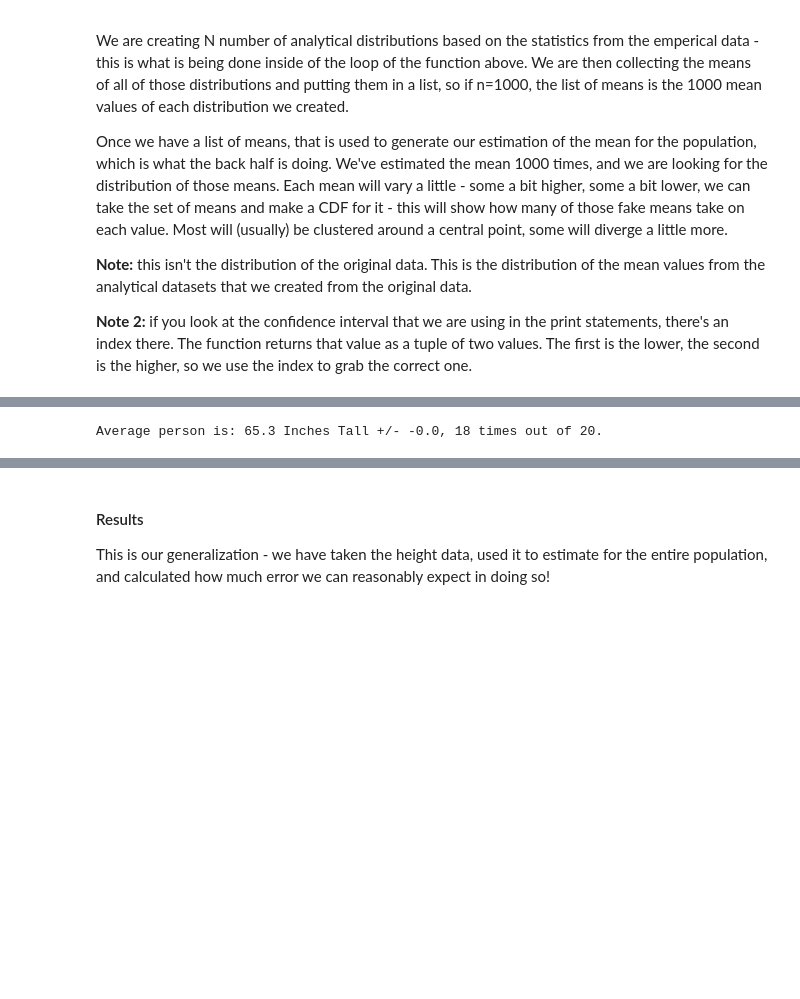
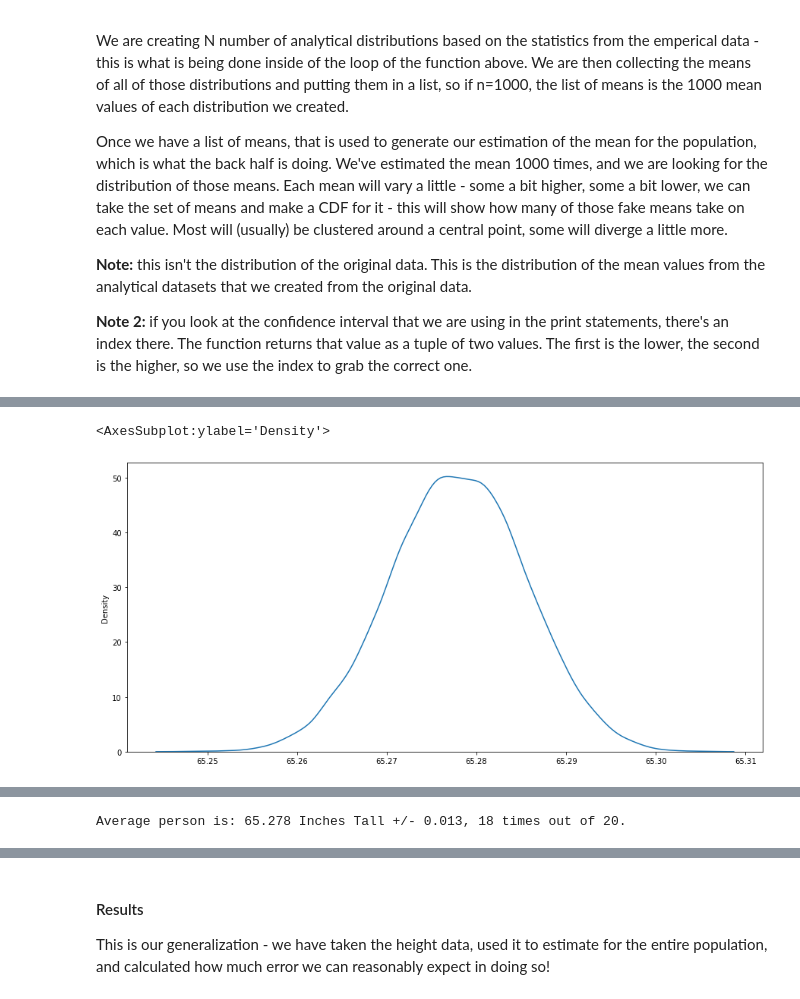
Before and after one commit to zareeiant/Basic_Stats_in_Python_Student_Workbooks, a Jupyter notebook: 012A_samples_and_randomness_sol.ipynb, the cells around one changed output, grey strips where cells are left out. Drawn from its saved outputs; the diff is of its cells as text; code cells hidden in the pictures; blank space fills up the shorter version.

```diff
--- a/012A_samples_and_randomness_sol.ipynb
+++ b/012A_samples_and_randomness_sol.ipynb
@@ -239,3 +243,8 @@ Mean of Means: 65.27797935587711
+# %%
+sns.kdeplot(pmf)
+# %% [output]
+<AxesSubplot:ylabel='Density'>
+[figure, added]
 # %% [markdown]
 <h2>We Have an Estimate!</h2>
 
@@ -280,10 +289,10 @@ We can attempt to reduce the sampling error, but the other two may overwhelm it!
 If we want to express our results in a political poll style format...
 # %%
 #Expressed in terms of +/- 19 times out of 20, like polling results
-middle = round((ci[0]+ci[1])/2, 1)
-plusMin = round(ci[1]-middle, 1)
+middle = round((ci[0]+ci[1])/2, 3)
+plusMin = round(ci[1]-middle, 3)
 print("Average person is: "+str(middle)+" Inches Tall +/- "+str(plusMin)+", 18 times out of 20.")
 
 #Why 18/20? We have the middle 90% (from 5% to 95%) for the CI range. 18/20 = 90%
 # %% [output]
-Average person is: 65.3 Inches Tall +/- -0.0, 18 times out of 20.
+Average person is: 65.278 Inches Tall +/- 0.013, 18 times out of 20.
```
Also changed, not shown: parts of 10 cells of this notebook.
